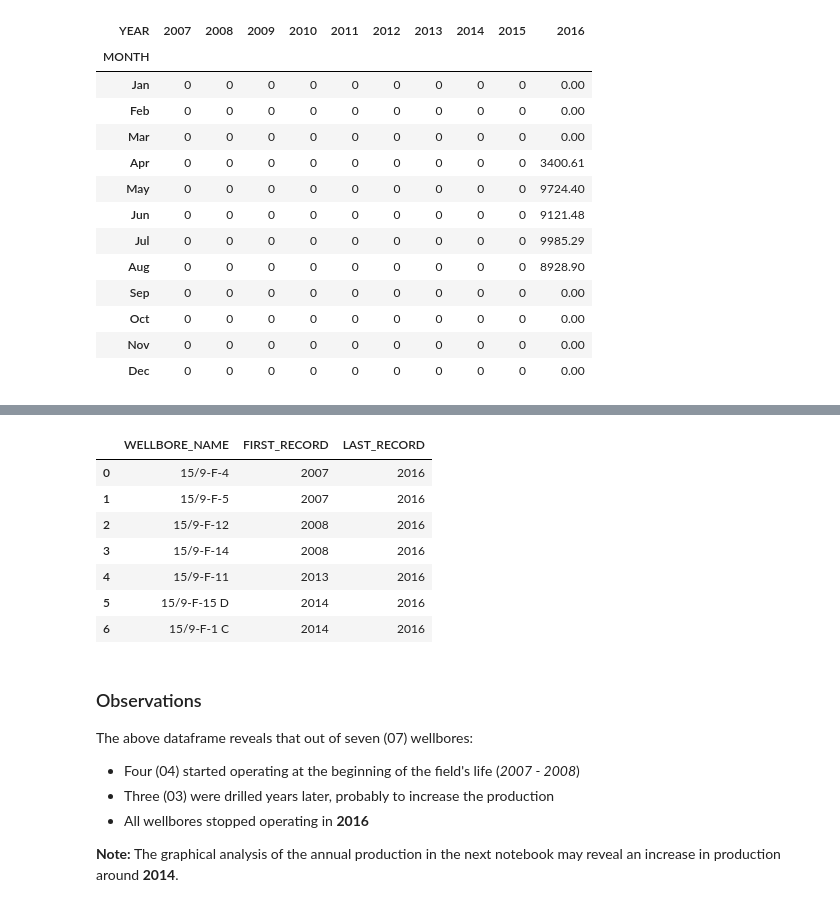
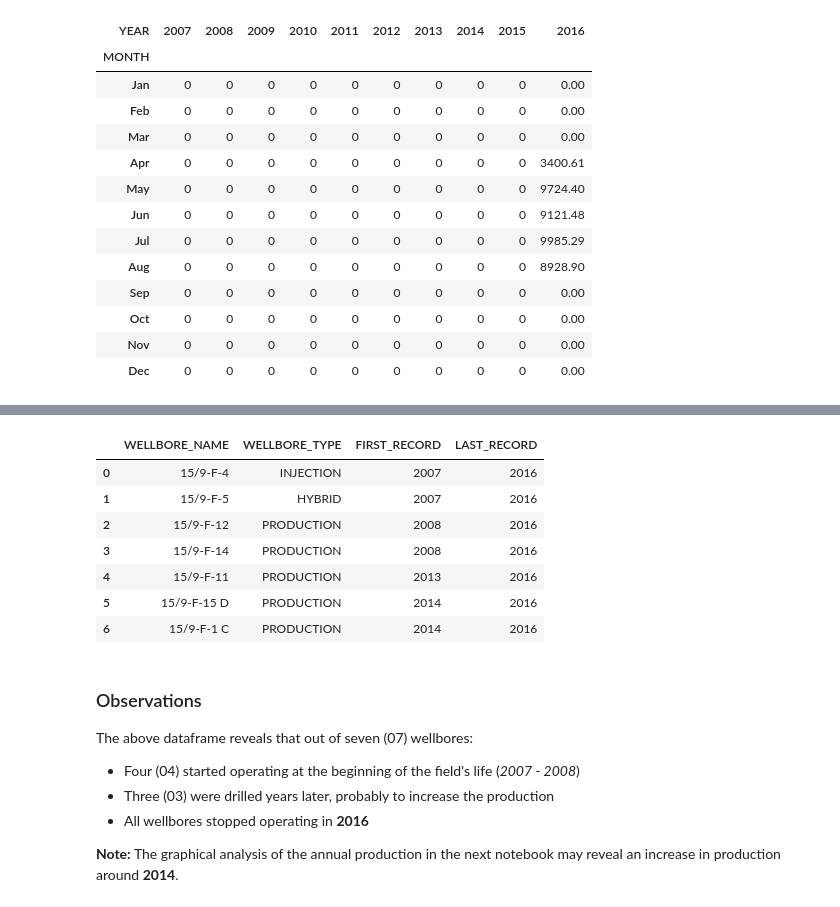
Before and after one commit to Lamy237/Volve-field, a Jupyter notebook: Production/EDA/EDA on Monthly Data/notebook2.ipynb, the cells around one changed output, grey strips where cells are left out. Cells and saved outputs as stored; diff of their text form; code cells hidden in the pictures.

```diff
--- a/Production/EDA/EDA on Monthly Data/notebook2.ipynb
+++ b/Production/EDA/EDA on Monthly Data/notebook2.ipynb
@@ -533,11 +514,0 @@ wellbores_lifespan = pd.DataFrame(wellbores_lifespan).sort_values("FIRST_RECORD"
-# %%
-wellbores_lifespan
-# %% [output]
-|  | WELLBORE_NAME | FIRST_RECORD | LAST_RECORD |
-| 0 | 15/9-F-4 | 2007 | 2016 |
-| 1 | 15/9-F-5 | 2007 | 2016 |
-| 2 | 15/9-F-12 | 2008 | 2016 |
-| 3 | 15/9-F-14 | 2008 | 2016 |
-| 4 | 15/9-F-11 | 2013 | 2016 |
-| 5 | 15/9-F-15 D | 2014 | 2016 |
-| 6 | 15/9-F-1 C | 2014 | 2016 |
@@ -544,3 +543,14 @@ wellbores_lifespan
+# %%
+wellbores_details(volve_df)
+# %% [output]
+|  | WELLBORE_NAME | WELLBORE_TYPE | FIRST_RECORD | LAST_RECORD |
+| 0 | 15/9-F-4 | INJECTION | 2007 | 2016 |
+| 1 | 15/9-F-5 | HYBRID | 2007 | 2016 |
+| 2 | 15/9-F-12 | PRODUCTION | 2008 | 2016 |
+| 3 | 15/9-F-14 | PRODUCTION | 2008 | 2016 |
+| 4 | 15/9-F-11 | PRODUCTION | 2013 | 2016 |
+| 5 | 15/9-F-15 D | PRODUCTION | 2014 | 2016 |
+| 6 | 15/9-F-1 C | PRODUCTION | 2014 | 2016 |
 # %% [markdown]
 ### Observations
 
```
Also changed, not shown: parts of 37 cells of this notebook, 3 other files.
